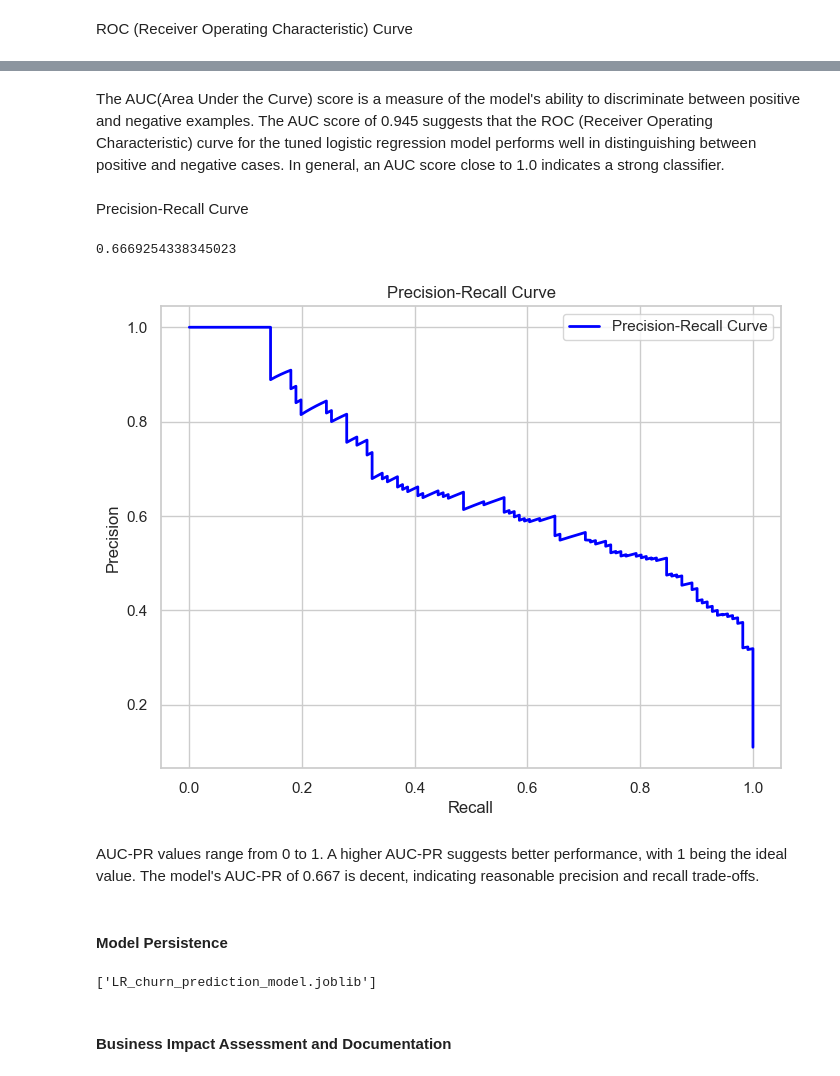
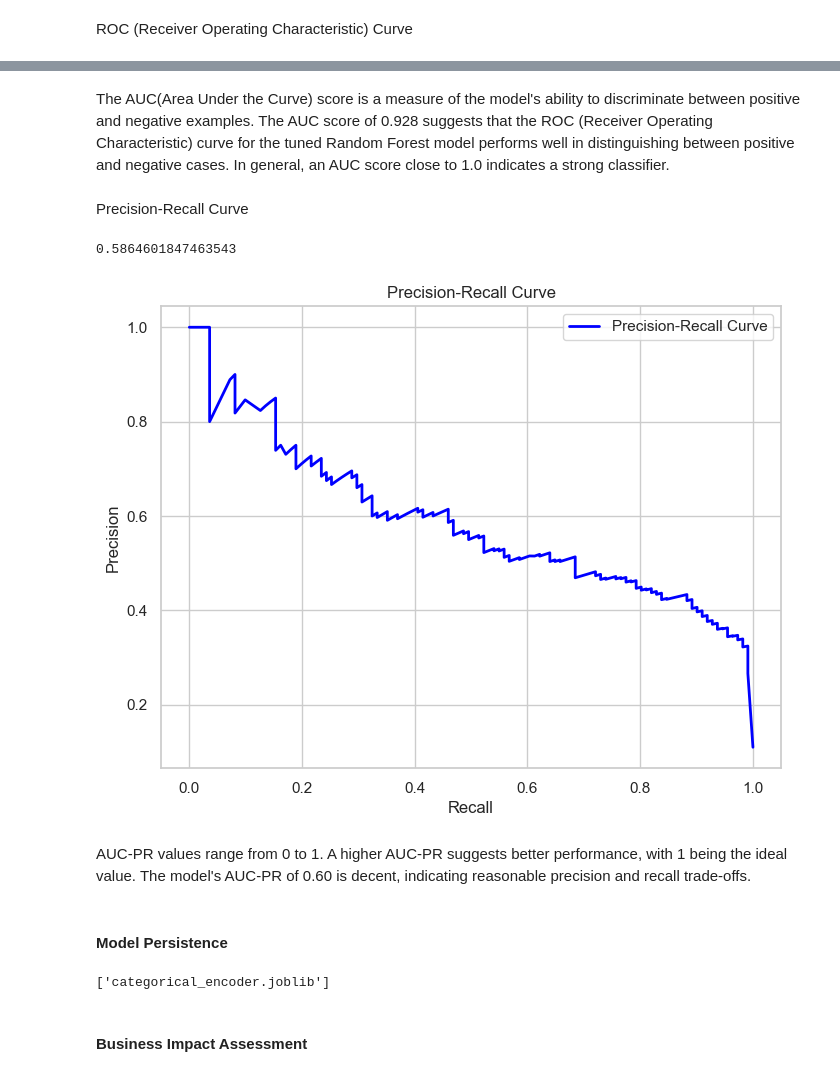
Before and after one commit to aaserwaa/Customer-Churn-Analysis, a Jupyter notebook: notebook.ipynb, the cells around one changed output, grey strips where cells are left out. Saved outputs shown, nothing was run; the diff lists cells and outputs as text; code cells hidden in the pictures.

```diff
--- a/notebook.ipynb
+++ b/notebook.ipynb
@@ -1069,10 +911,0 @@ weighted avg       0.90      0.91      0.90      1009
-# %%
-#train an SVM model
-
-SVM_pipeline = Pipeline(steps=[
-    ('preprocessor', preprocessor),
-    ('classifier', SVC())
-
-])
-# Fit the pipeline on the training data
-SVM_pipeline.fit(X_train, y_train)
@@ -1167,9 +911,0 @@ weighted avg       0.91      0.91      0.88      1009
-# %%
-# Create a pipeline with a Random Forest Classifier
-random_forest_pipeline = Pipeline(steps=[
-    ('preprocessor', preprocessor),  # Assuming you have a preprocessor
-    ('classifier', RandomForestClassifier(random_state=42))
-])
-
-# Fit the pipeline on the training data
-random_forest_pipeline.fit(X_train, y_train)
@@ -1567,27 +1259,3 @@ array([ 2,  3, 10, 16, 17, 28, 46], dtype=int64)
 Based on the F1-Score for the positive class, Logistic Regression (LR_classifier) has the highest value (0.545) among the models trained and evaluated. Therefore, in this context, Logistic Regression might be considered the best model for predicting customer churn.
 # %% [markdown]
 #### ****Hyperparameter Tuning****
-# %%
-pipeline = pipeline
-
-# Define hyperparameter grid for Logistic Regression
-param_grid = {
-    'model__C': [0.001, 0.01, 0.1, 1, 10, 100],
-    'model__penalty': ['l1', 'l2'],
-}
-
-# Create a new pipeline for hyperparameter tuning
-
-tuning_pipeline = Pipeline([
-    ('preprocessor', pipeline.named_steps['preprocessor']),  # Use the preprocessor from  existing pipeline
-    ('model', LogisticRegression())  # Use the same model in existing pipeline
-])
-
-# Create GridSearchCV with the tuning pipeline
-grid_search = GridSearchCV(tuning_pipeline, param_grid, scoring='accuracy', cv=5)
-
-# Fit the grid search to the data
-grid_search.fit(X_train_resampled, y_train_resampled)
-
-# Get best hyperparameters
-best_parameters = grid_search.best_params_
@@ -1668,39 +1456,42 @@ AUC Score: 0.9451584100804591
 # %% [markdown]
 The AUC(Area Under the Curve) score is a measure of the model's ability to discriminate between positive and negative examples.
-The AUC score of 0.945 suggests that the ROC (Receiver Operating Characteristic) curve for the tuned logistic regression model performs well in distinguishing between positive and negative cases.  In general, an AUC score close to 1.0 indicates a strong classifier.
+The AUC score of 0.928 suggests that the ROC (Receiver Operating Characteristic) curve for the tuned Random Forest model performs well in distinguishing between positive and negative cases.  In general, an AUC score close to 1.0 indicates a strong classifier.
 # %% [markdown]
 Precision-Recall Curve
 # %%
 # Get predicted probabilities for positive class
-y_probs = LR_pipeline_balanced_tuned.predict_proba(X_test)[:, 1]
+y_probs = grid_searches['Random Forest'].predict_proba(X_test)[:, 1]
 
 # Calculate precision and recall
 precision, recall, _ = precision_recall_curve(y_test, y_probs)
 
 # Calculate AUC-PR
 auc_pr = auc(recall, precision)
 print(auc_pr)
 
 # Plot precision-recall curve
 plt.figure(figsize=(8, 6))
 plt.plot(recall, precision, color='blue', lw=2, label='Precision-Recall Curve')
 plt.xlabel('Recall')
 plt.ylabel('Precision')
 plt.title('Precision-Recall Curve')
 plt.legend()
 plt.show()
 # %% [output]
-0.6669254338345023
+0.5864601847463543
-[figure, old version]
+[figure, new version]
 # %% [markdown]
-AUC-PR values range from 0 to 1. A higher AUC-PR suggests better performance, with 1 being the ideal value. The model's AUC-PR of 0.667 is decent, indicating reasonable precision and recall trade-offs.
+AUC-PR values range from 0 to 1. A higher AUC-PR suggests better performance, with 1 being the ideal value. The model's AUC-PR of 0.60 is decent, indicating reasonable precision and recall trade-offs.
 # %% [markdown]
 #### Model Persistence
 # %%
 # Save the trained model to a file
-model_filename = 'LR_churn_prediction_model.joblib'
-joblib.dump(LR_pipeline_balanced_tuned, model_filename)
+model_filename = 'RF_churn_prediction_model.joblib'
+joblib.dump(grid_searches['Random Forest'], model_filename)
+
+# Save the encoder
+joblib.dump(label_encoder, 'categorical_encoder.joblib')
 # %% [output]
-['LR_churn_prediction_model.joblib']
+['categorical_encoder.joblib']
 # %% [markdown]
-#### ****Business Impact Assessment and Documentation****
+#### ****Business Impact Assessment****
```
Also changed, not shown: parts of 55 cells of this notebook.
